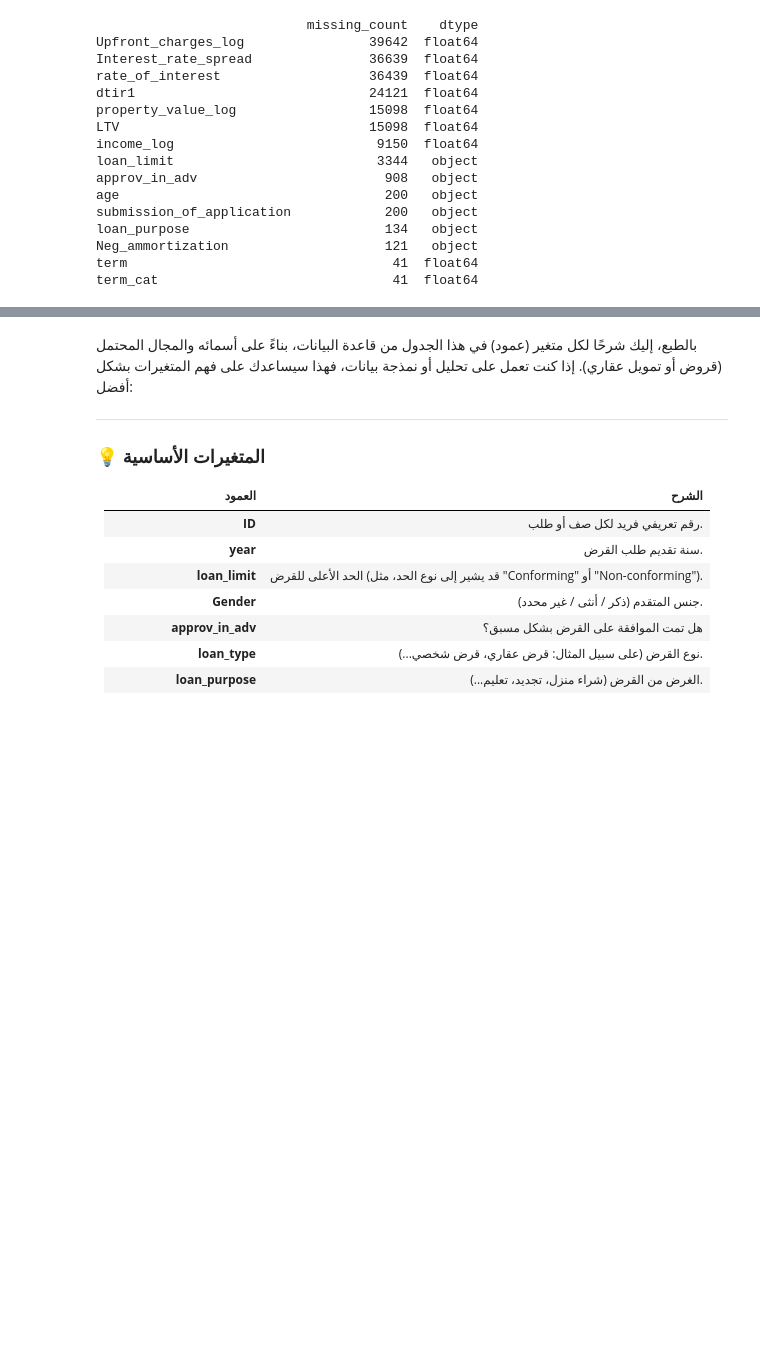
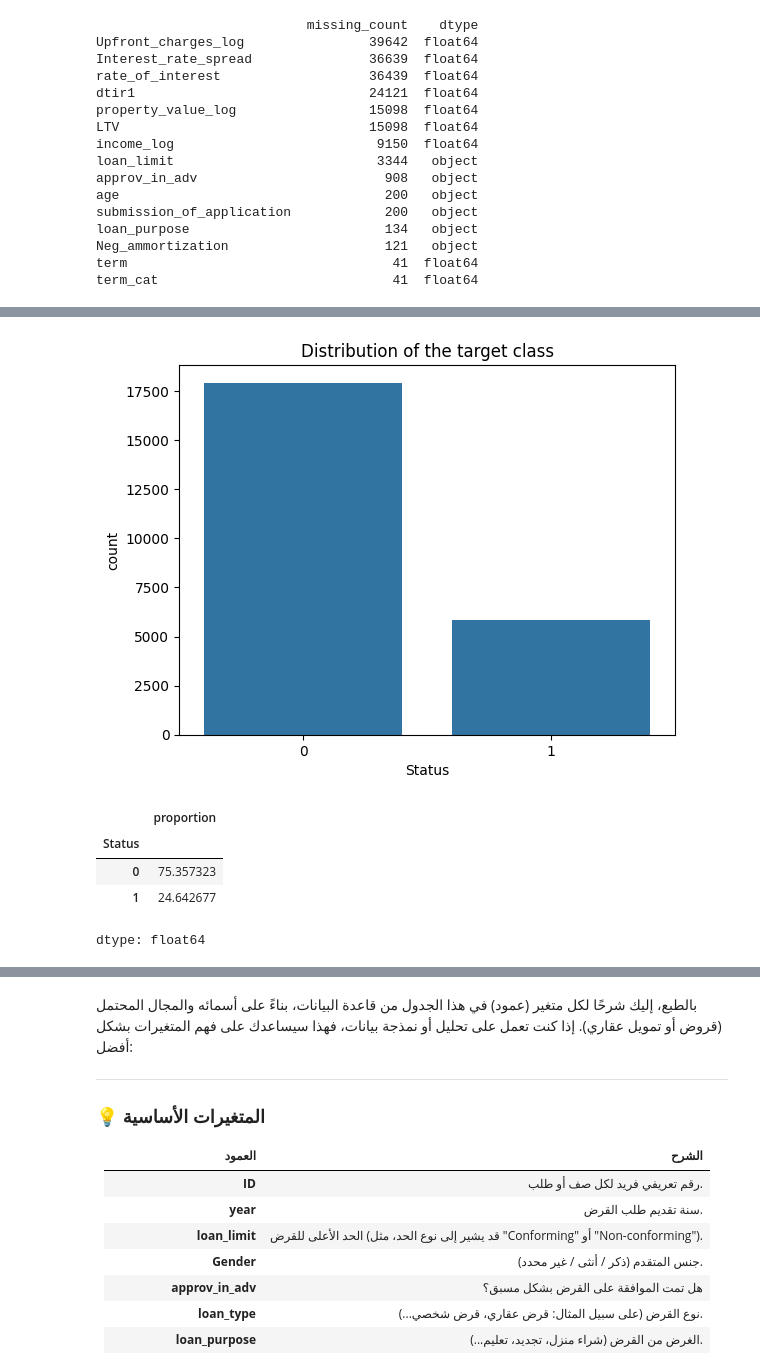
Before and after one commit to angiegh2002/Loan_Default_Detection, a Jupyter notebook: DM&ML.ipynb, the cells around one changed output, grey strips where cells are left out. Drawn from its saved outputs; the diff is of its cells as text; code cells hidden in the pictures; blank space fills up the shorter version.

```diff
--- a/DM&ML.ipynb
+++ b/DM&ML.ipynb
@@ -802,0 +727,12 @@ df['Neg_ammortization'].fillna(mode_value, inplace=True)
+# %%
+sns.countplot(x=y_val, data=None)
+plt.title("Distribution of the target class")
+plt.show()
+y_val.value_counts(normalize=True) * 100
+# %% [output]
+[figure, added]
+|  | proportion |
+| Status |  |
+| 0 | 75.357323 |
+| 1 | 24.642677 |
+dtype: float64
```
Also changed, not shown: parts of 26 cells of this notebook.
